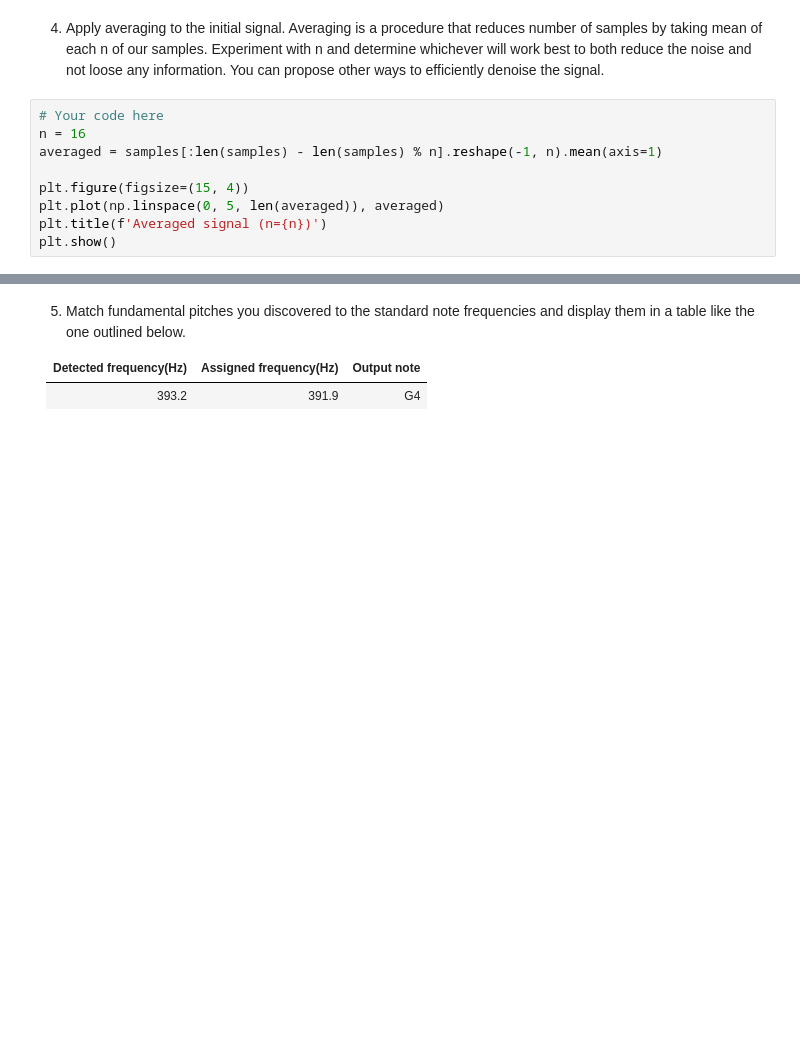
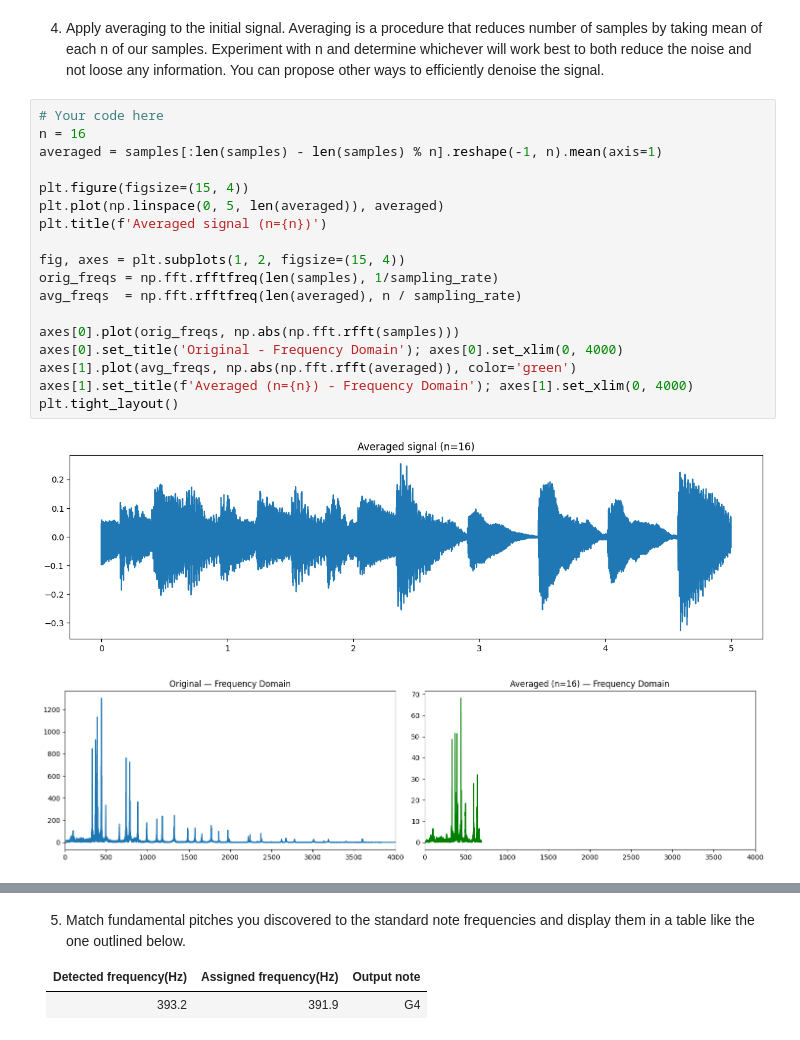
Before and after one commit to MariiaHamanuk/LaLab2, a Jupyter notebook: LA_Lab_2_Template_2025.ipynb, the cells around one changed output, grey strips where cells are left out. Drawn from its saved outputs; the diff is of its cells as text; blank space fills up the shorter version.

```diff
--- a/LA_Lab_2_Template_2025.ipynb
+++ b/LA_Lab_2_Template_2025.ipynb
@@ -359,9 +376,21 @@ A chromagram collapses the full frequency spectrum onto the 12 pitch classes of
 # %%
 # Your code here
 n = 16
 averaged = samples[:len(samples) - len(samples) % n].reshape(-1, n).mean(axis=1)
 
 plt.figure(figsize=(15, 4))
 plt.plot(np.linspace(0, 5, len(averaged)), averaged)
 plt.title(f'Averaged signal (n={n})')
-plt.show()
+
+fig, axes = plt.subplots(1, 2, figsize=(15, 4))
+orig_freqs = np.fft.rfftfreq(len(samples), 1/sampling_rate)
+avg_freqs  = np.fft.rfftfreq(len(averaged), n / sampling_rate)
+
+axes[0].plot(orig_freqs, np.abs(np.fft.rfft(samples)))
+axes[0].set_title('Original - Frequency Domain'); axes[0].set_xlim(0, 4000)
+axes[1].plot(avg_freqs, np.abs(np.fft.rfft(averaged)), color='green')
+axes[1].set_title(f'Averaged (n={n}) - Frequency Domain'); axes[1].set_xlim(0, 4000)
+plt.tight_layout()
+# %% [output]
+[figure, added]
+[figure, added]
```
Also changed, not shown: parts of 39 cells of this notebook.
